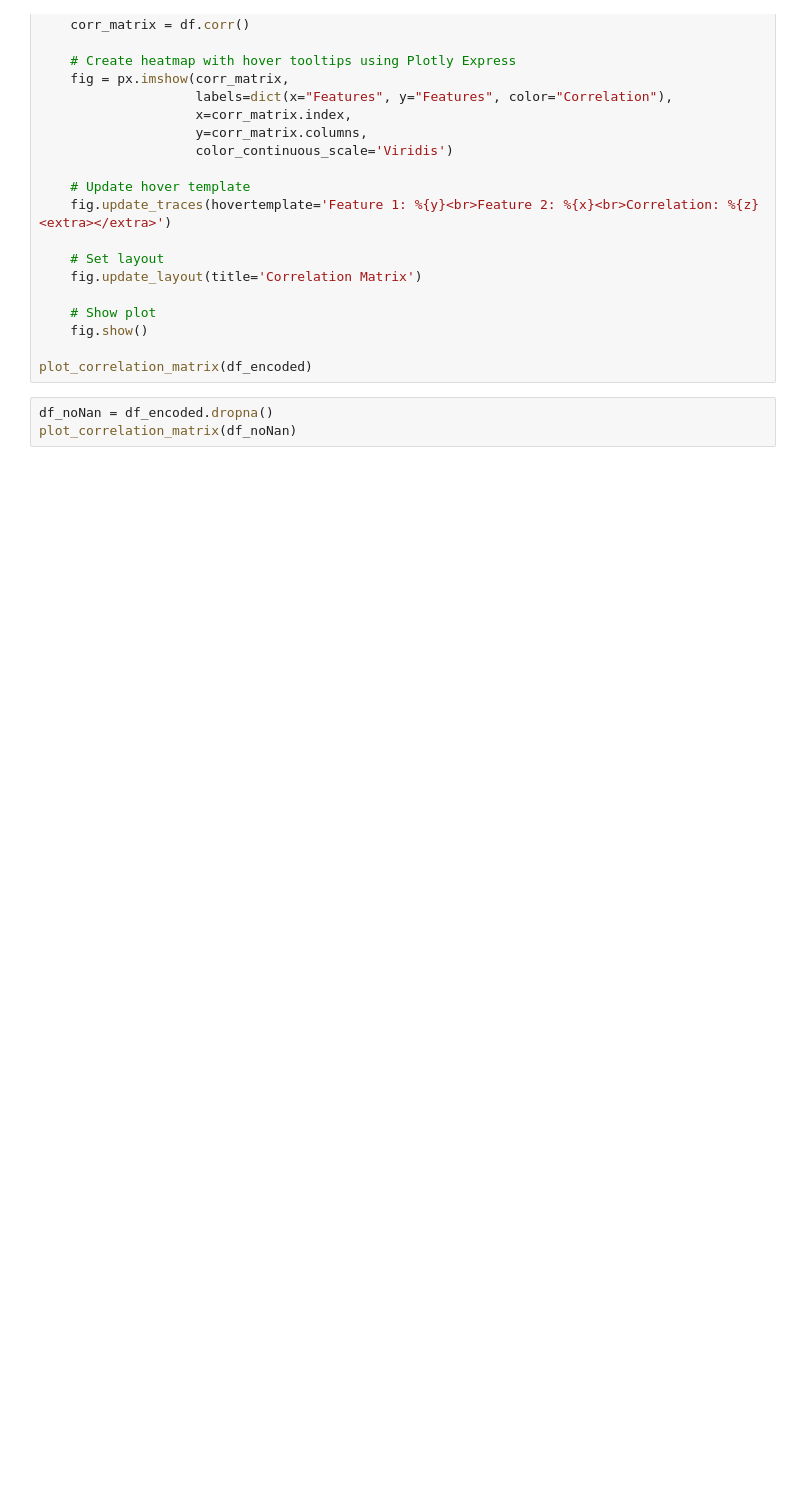
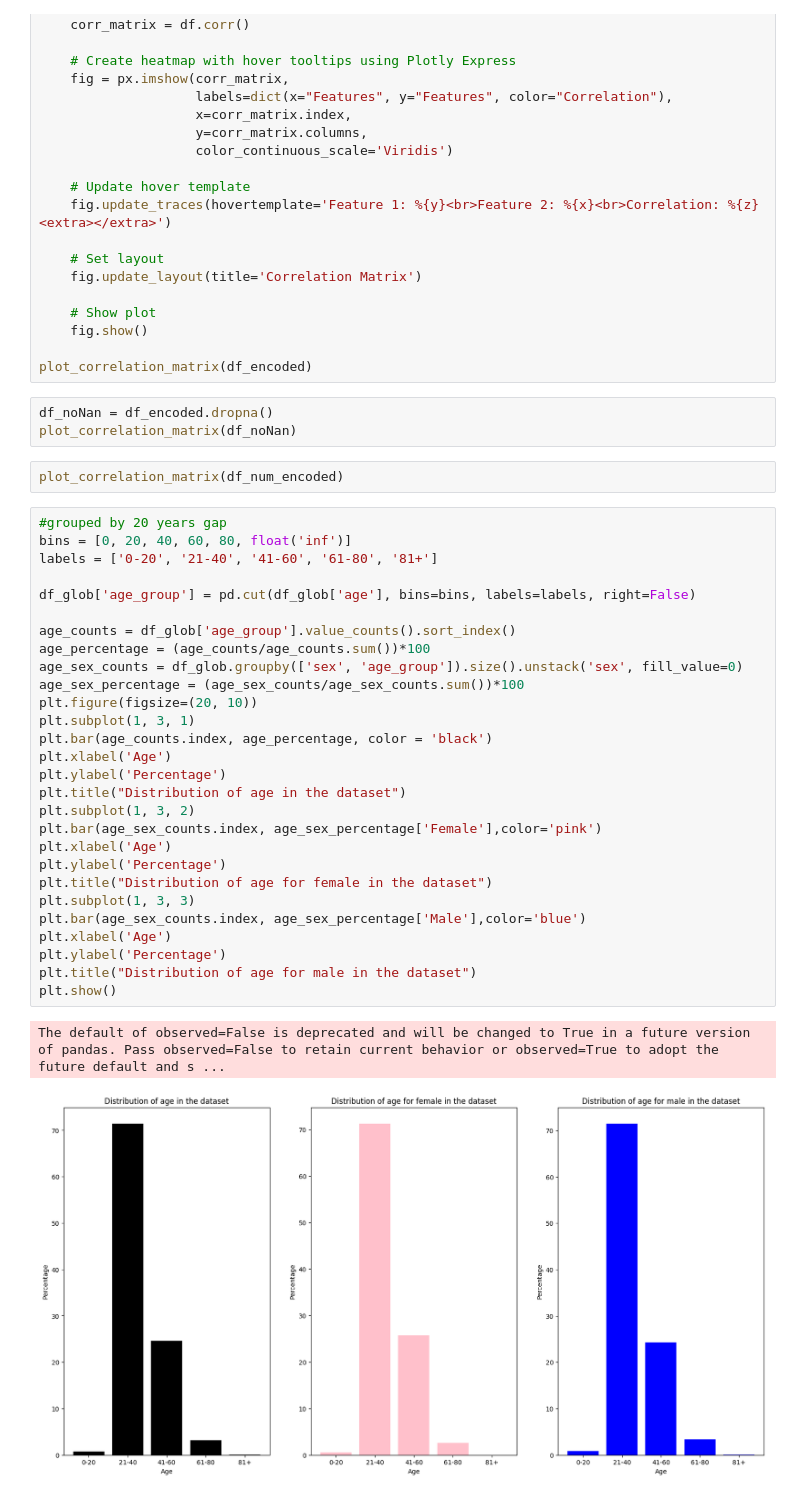
Before and after one commit to RonangLeSang/PROJ831, a Jupyter notebook: data_analysis.ipynb, the cells around one changed output. Cells and saved outputs as stored; diff of their text form; blank space fills up the shorter version.

```diff
--- a/data_analysis.ipynb
+++ b/data_analysis.ipynb
@@ -113,3 +140,36 @@ plot_correlation_matrix(df_encoded)
 # %%
 df_noNan = df_encoded.dropna()
 plot_correlation_matrix(df_noNan)
+# %%
+plot_correlation_matrix(df_num_encoded)
+# %%
+#grouped by 20 years gap
+bins = [0, 20, 40, 60, 80, float('inf')]
+labels = ['0-20', '21-40', '41-60', '61-80', '81+']
+
+df_glob['age_group'] = pd.cut(df_glob['age'], bins=bins, labels=labels, right=False)
+
+age_counts = df_glob['age_group'].value_counts().sort_index()
+age_percentage = (age_counts/age_counts.sum())*100
+age_sex_counts = df_glob.groupby(['sex', 'age_group']).size().unstack('sex', fill_value=0)
+age_sex_percentage = (age_sex_counts/age_sex_counts.sum())*100
+plt.figure(figsize=(20, 10))
+plt.subplot(1, 3, 1)
+plt.bar(age_counts.index, age_percentage, color = 'black')
+plt.xlabel('Age')
+plt.ylabel('Percentage')
+plt.title("Distribution of age in the dataset")
+plt.subplot(1, 3, 2)
+plt.bar(age_sex_counts.index, age_sex_percentage['Female'],color='pink')
+plt.xlabel('Age')
+plt.ylabel('Percentage')
+plt.title("Distribution of age for female in the dataset")
+plt.subplot(1, 3, 3)
+plt.bar(age_sex_counts.index, age_sex_percentage['Male'],color='blue')
+plt.xlabel('Age')
+plt.ylabel('Percentage')
+plt.title("Distribution of age for male in the dataset")
+plt.show()
+# %% [output]
+The default of observed=False is deprecated and will be changed to True in a future version of pandas. Pass observed=False to retain current behavior or observed=True to adopt the future default and s ...
+[figure, added]
```
Also changed, not shown: parts of 20 cells of this notebook.
